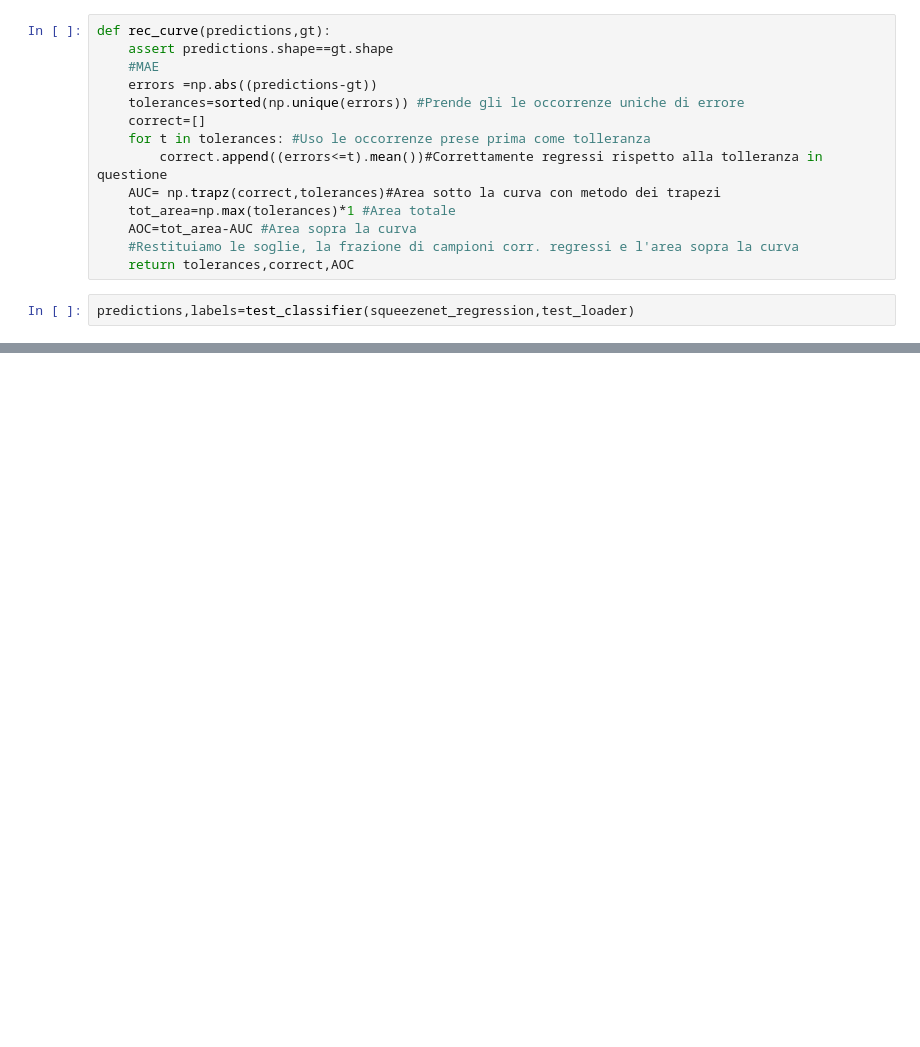
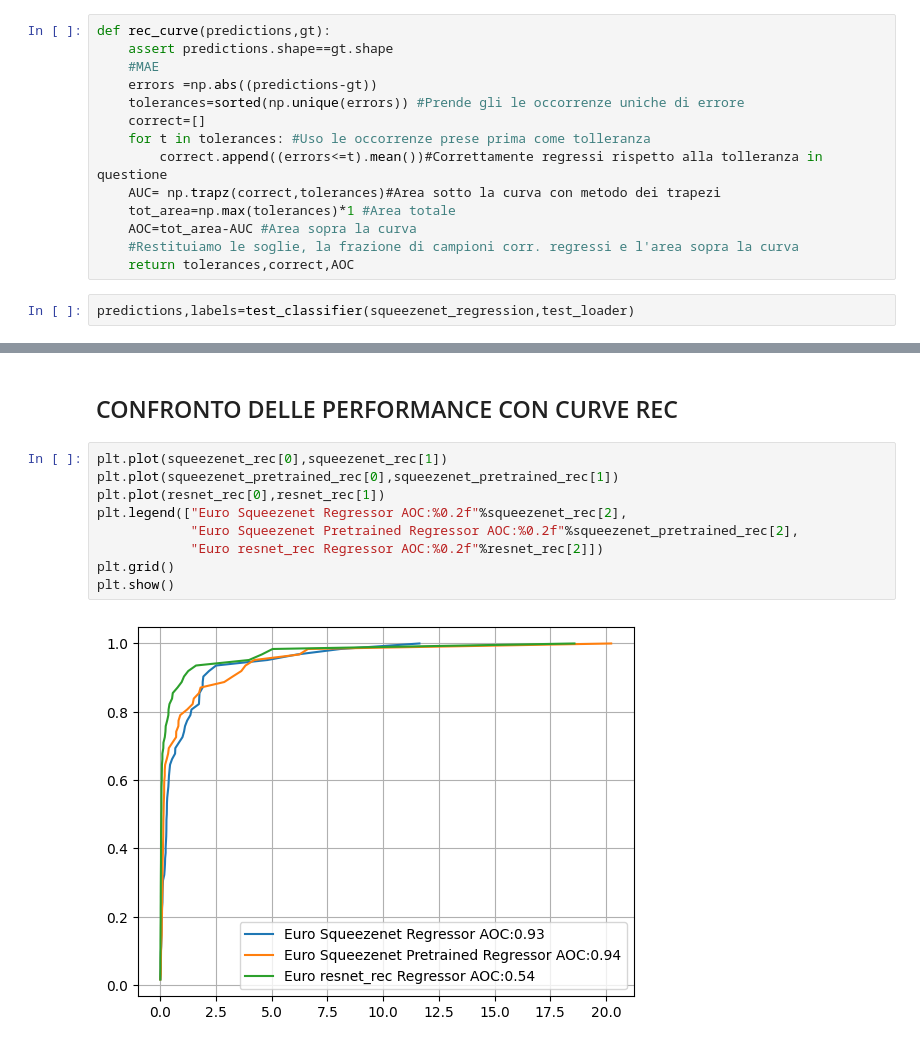
Before and after one commit to perrypotte/Progetto_ml, a Jupyter notebook: regression_test.ipynb, the cells around one changed output, grey strips where cells are left out. Cells and saved outputs as stored; diff of their text form; blank space fills up the shorter version.

```diff
--- a/regression_test.ipynb
+++ b/regression_test.ipynb
@@ -182,0 +229,13 @@ plt.show()
+# %% [markdown]
+## CONFRONTO DELLE PERFORMANCE CON CURVE REC
+# %%
+plt.plot(squeezenet_rec[0],squeezenet_rec[1])
+plt.plot(squeezenet_pretrained_rec[0],squeezenet_pretrained_rec[1])
+plt.plot(resnet_rec[0],resnet_rec[1])
+plt.legend(["Euro Squeezenet Regressor AOC:%0.2f"%squeezenet_rec[2],
+            "Euro Squeezenet Pretrained Regressor AOC:%0.2f"%squeezenet_pretrained_rec[2],
+            "Euro resnet_rec Regressor AOC:%0.2f"%resnet_rec[2]])
+plt.grid()
+plt.show()
+# %% [output]
+[figure, added]
```
Also changed, not shown: parts of 15 cells of this notebook, 4 other files.
